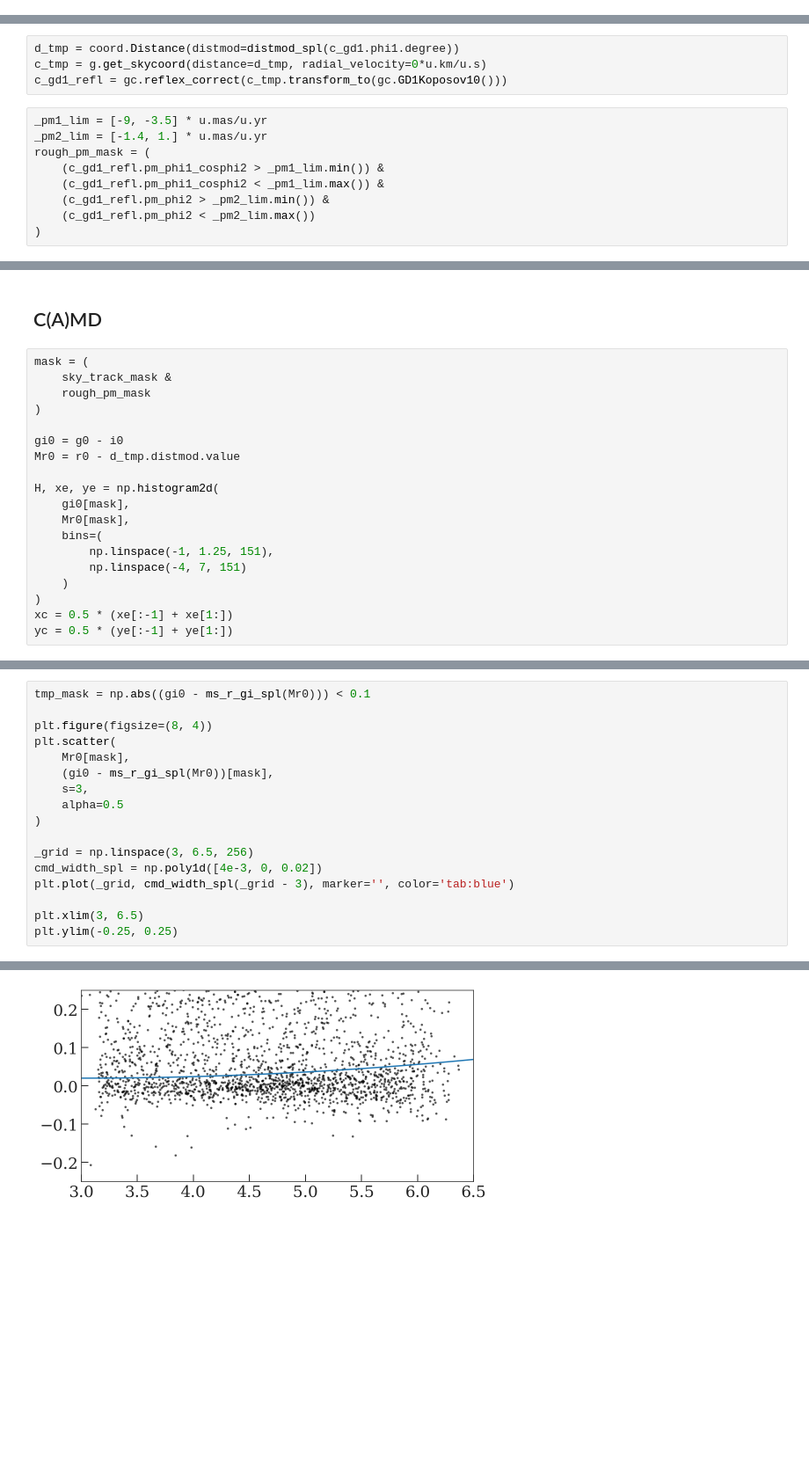
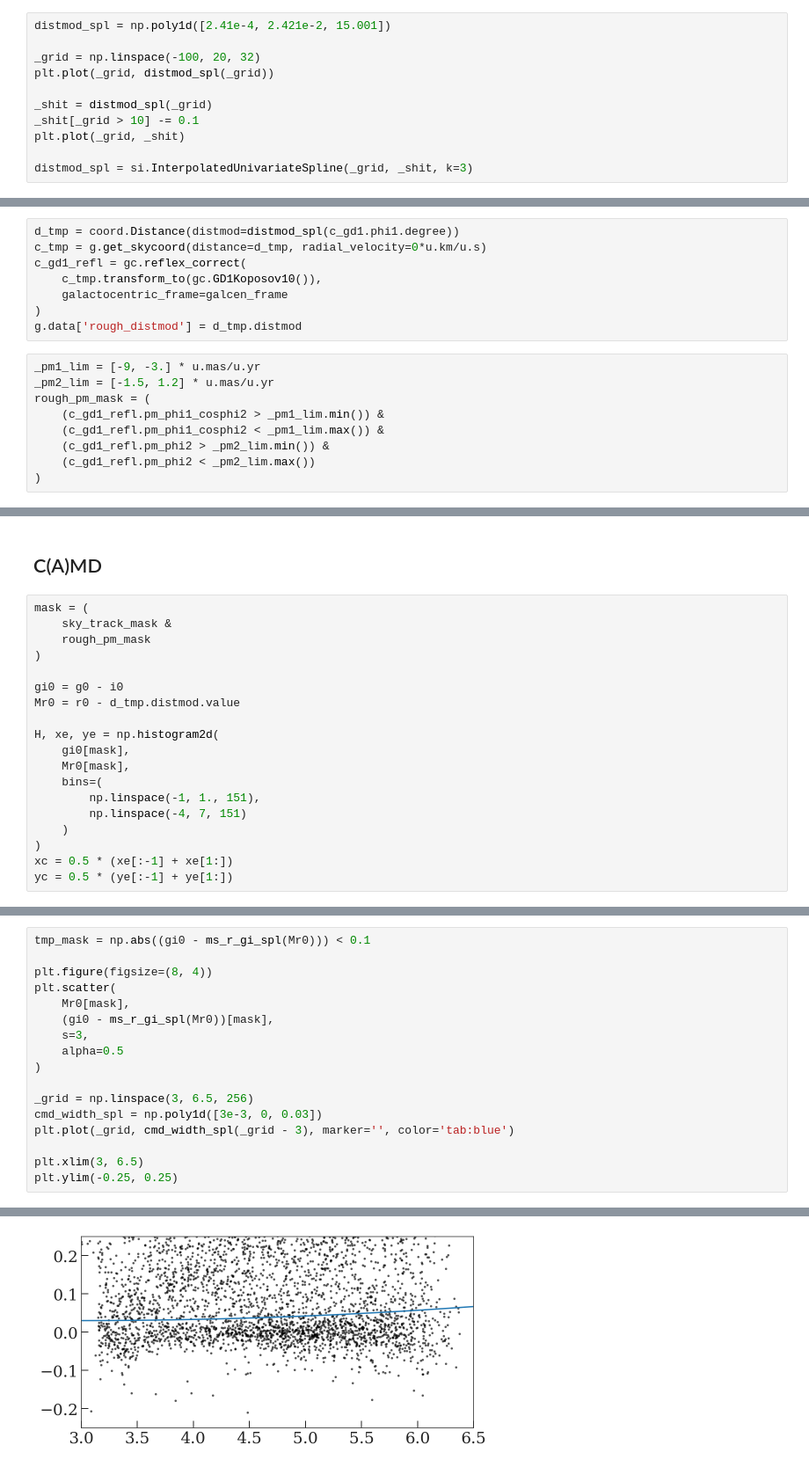
Before and after one commit to adrn/gd1-dr3, a Jupyter notebook: notebooks/3-Initial-stream-track.ipynb, the cells around one changed output, grey strips where cells are left out. Shown at 88% size. Cells and saved outputs as stored; diff of their text form; blank space fills up the shorter version.

```diff
--- a/notebooks/3-Initial-stream-track.ipynb
+++ b/notebooks/3-Initial-stream-track.ipynb
@@ -77,0 +95,11 @@ distmod_spl = np.poly1d([2.41e-4, 2.421e-2, 15.001])
+# %%
+distmod_spl = np.poly1d([2.41e-4, 2.421e-2, 15.001])
+
+_grid = np.linspace(-100, 20, 32)
+plt.plot(_grid, distmod_spl(_grid))
+
+_shit = distmod_spl(_grid)
+_shit[_grid > 10] -= 0.1
+plt.plot(_grid, _shit)
+
+distmod_spl = si.InterpolatedUnivariateSpline(_grid, _shit, k=3)
@@ -80,10 +110,14 @@ distmod_spl = np.poly1d([2.41e-4, 2.421e-2, 15.001])
 # %%
 d_tmp = coord.Distance(distmod=distmod_spl(c_gd1.phi1.degree))
 c_tmp = g.get_skycoord(distance=d_tmp, radial_velocity=0*u.km/u.s)
-c_gd1_refl = gc.reflex_correct(c_tmp.transform_to(gc.GD1Koposov10()))
+c_gd1_refl = gc.reflex_correct(
+    c_tmp.transform_to(gc.GD1Koposov10()),
+    galactocentric_frame=galcen_frame
+)
+g.data['rough_distmod'] = d_tmp.distmod
 # %%
-_pm1_lim = [-9, -3.5] * u.mas/u.yr
-_pm2_lim = [-1.4, 1.] * u.mas/u.yr
+_pm1_lim = [-9, -3.] * u.mas/u.yr
+_pm2_lim = [-1.5, 1.2] * u.mas/u.yr
 rough_pm_mask = (
     (c_gd1_refl.pm_phi1_cosphi2 > _pm1_lim.min()) &
     (c_gd1_refl.pm_phi1_cosphi2 < _pm1_lim.max()) &
@@ -120,7 +160,7 @@ H, xe, ye = np.histogram2d(
     gi0[mask],
     Mr0[mask],
     bins=(
-        np.linspace(-1, 1.25, 151),
+        np.linspace(-1, 1., 151),
         np.linspace(-4, 7, 151)
     )
 )
@@ -158,23 +198,23 @@ ms_r_gi_spl = si.InterpolatedUnivariateSpline(
 # %%
 tmp_mask = np.abs((gi0 - ms_r_gi_spl(Mr0))) < 0.1
 
 plt.figure(figsize=(8, 4))
 plt.scatter(
     Mr0[mask],
     (gi0 - ms_r_gi_spl(Mr0))[mask],
     s=3,
     alpha=0.5
 )
 
 _grid = np.linspace(3, 6.5, 256)
-cmd_width_spl = np.poly1d([4e-3, 0, 0.02])
+cmd_width_spl = np.poly1d([3e-3, 0, 0.03])
 plt.plot(_grid, cmd_width_spl(_grid - 3), marker='', color='tab:blue')
 
 plt.xlim(3, 6.5)
 plt.ylim(-0.25, 0.25)
 # %% [output]
 (-0.25, 0.25)
-[figure, old version]
+[figure, new version]
 # %%
 fig, ax = plt.subplots(figsize=(6, 6), constrained_layout=True)
 
```
Also changed, not shown: parts of 30 cells of this notebook, 1 other file.
